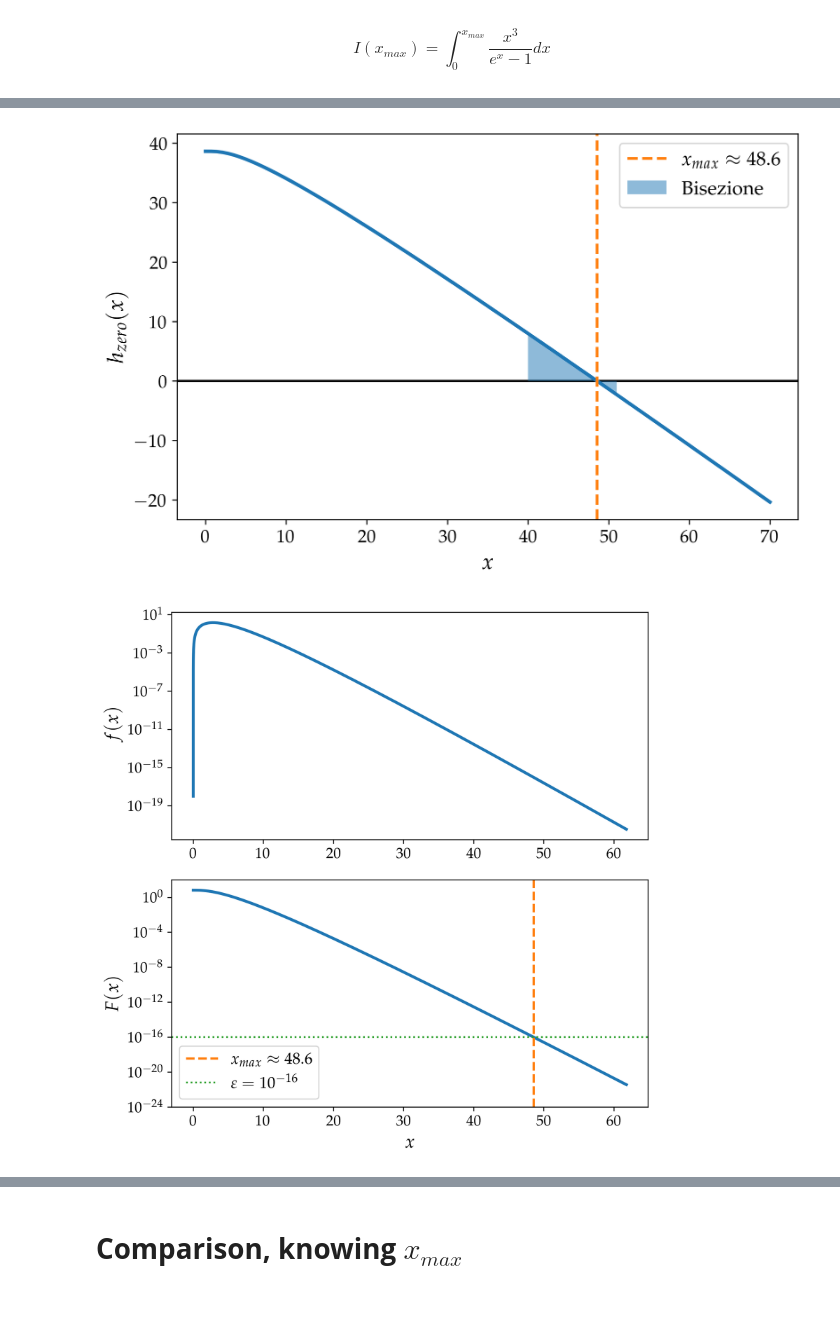
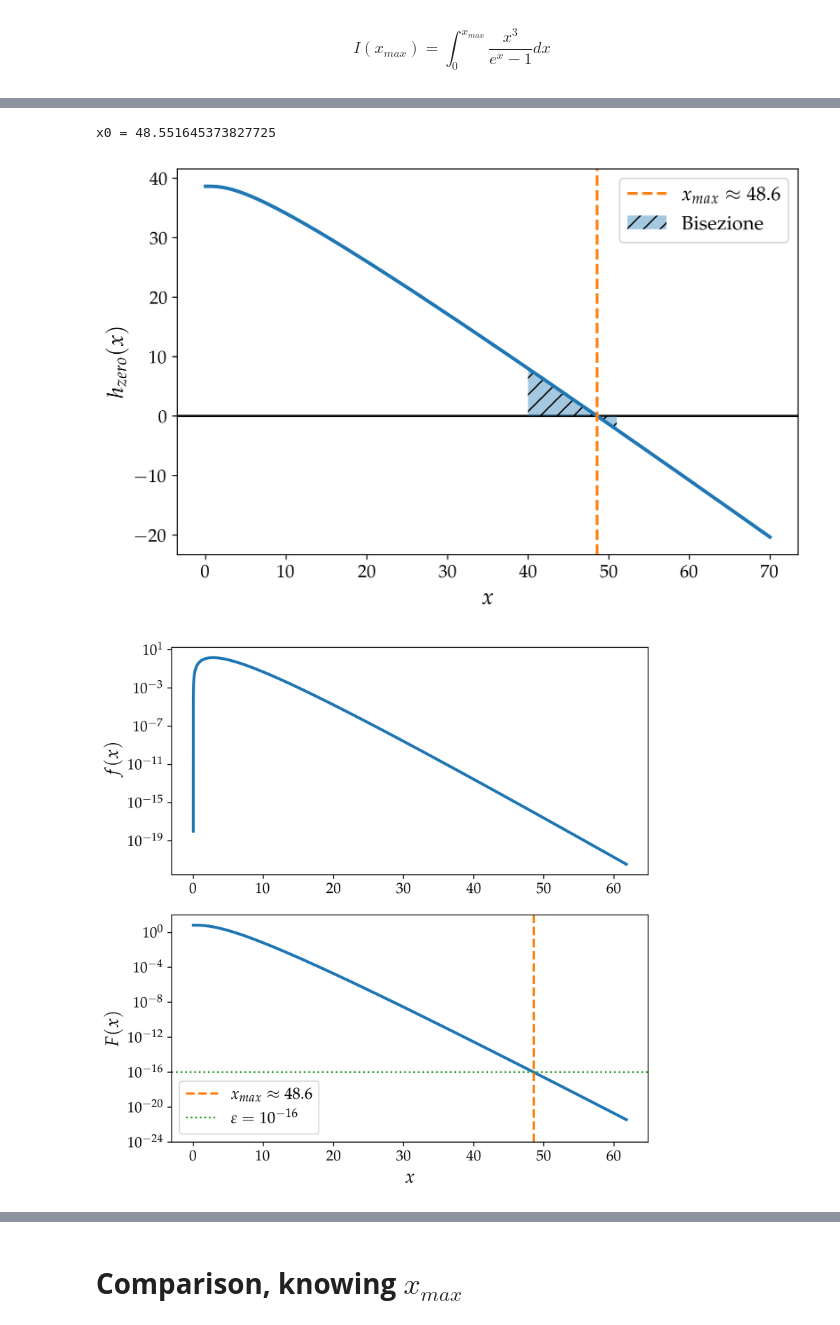
Before and after one commit to mvolpato-unimib/Lab_comp, a Jupyter notebook: ex20/integr.ipynb, the cells around one changed output, grey strips where cells are left out. Cells and saved outputs as stored; diff of their text form; code cells hidden in the pictures.

```diff
--- a/ex20/integr.ipynb
+++ b/ex20/integr.ipynb
@@ -165,7 +165,7 @@ plt.figure(figsize=(8, 5))
 plt.plot(zero_x, zero_f(zero_x), lw=2.5)
 plt.axvline(x=x_max, ls='--', color='C1', lw=2, label=rf'$x_{{max}} \approx {x_max:.1f}$')
 plt.fill_between(np.linspace(start,stop+1, 100), 0, zero_f(np.linspace(start,stop+1, 100)),
-                 alpha=0.5, label='Bisezione')
+                 alpha=0.4, label='Bisezione', hatch='//')
 
 plt.xlabel(r'$x$')
 plt.ylabel(r'$h_{zero}(x)$')
@@ -207,4 +208,5 @@ x0 = 48.551645373827725
+x0 = 48.551645373827725
-[figure, old version]
+[figure, new version]
 [figure]
 # %%
 b = x_max
```
Also changed, not shown: parts of 10 cells of this notebook, 7 other files.
